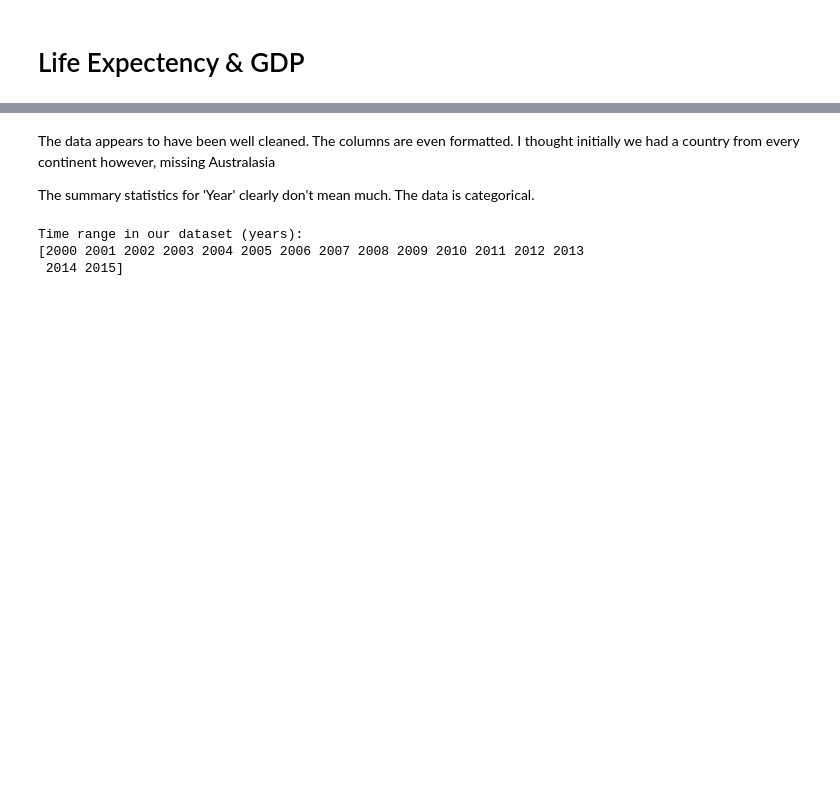
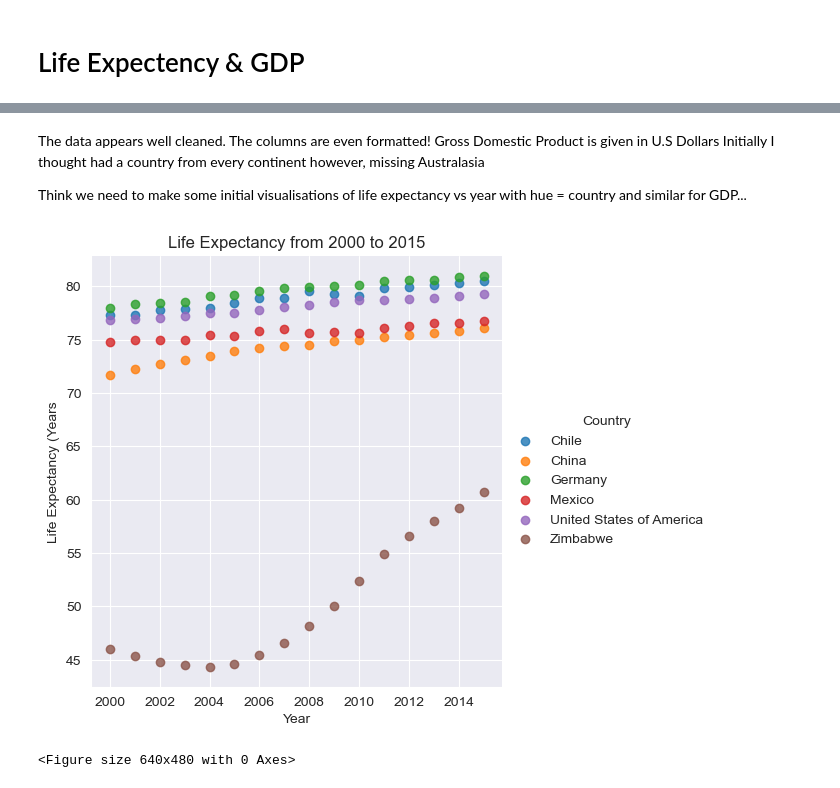
Before and after one commit to pineapple-bois/Life-Expectancy-and-GDP, a Jupyter notebook: life_expectancy_gdp.ipynb, the cells around one changed output, grey strips where cells are left out. Drawn from its saved outputs; the diff is of its cells as text; code cells hidden in the pictures; blank space fills up the shorter version.

Commit message:
Initial visualisation to give the scope of the project

```diff
--- a/life_expectancy_gdp.ipynb
+++ b/life_expectancy_gdp.ipynb
@@ -30,12 +50,16 @@ max    2015.000000                         81.000000  1.810000e+13
 # %% [markdown]
-The data appears to have been well cleaned.
-The columns are even formatted.
-I thought initially we had a country from every continent however, missing Australasia
+The data appears well cleaned.
+The columns are even formatted!
+Gross Domestic Product is given in U.S Dollars
+Initially I thought had a country from every continent however, missing Australasia
 
-The summary statistics for 'Year' clearly don't mean much. The data is categorical.
+Think we need to make some initial visualisations of life expectancy vs year with hue = country and similar for GDP...
-# %%
-print(f"Time range in our dataset (years): \n{who_data.Year.unique()}")
-# %% [output]
-Time range in our dataset (years):
-[2000 2001 2002 2003 2004 2005 2006 2007 2008 2009 2010 2011 2012 2013
- 2014 2015]
+# %%
+sns.lmplot(x="Year", y="Life expectancy at birth (years)", hue="Country", data=who_data, fit_reg=False)
+plt.title("Life Expectancy from 2000 to 2015")
+plt.ylabel("Life Expectancy (Years)")
+plt.show()
+plt.clf()
+# %% [output]
+[figure, added]
+<Figure size 640x480 with 0 Axes>
```
Also changed, not shown: parts of 7 cells of this notebook, 1 other file.
